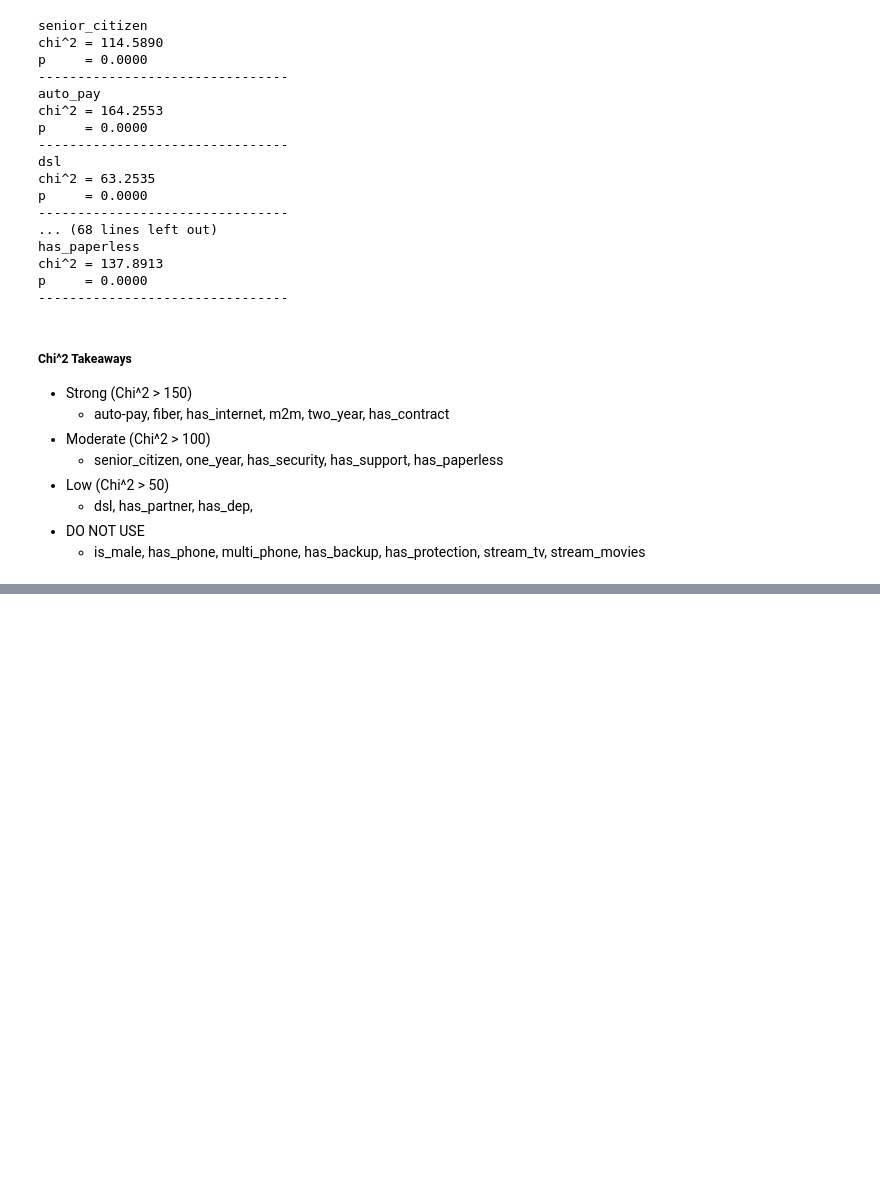
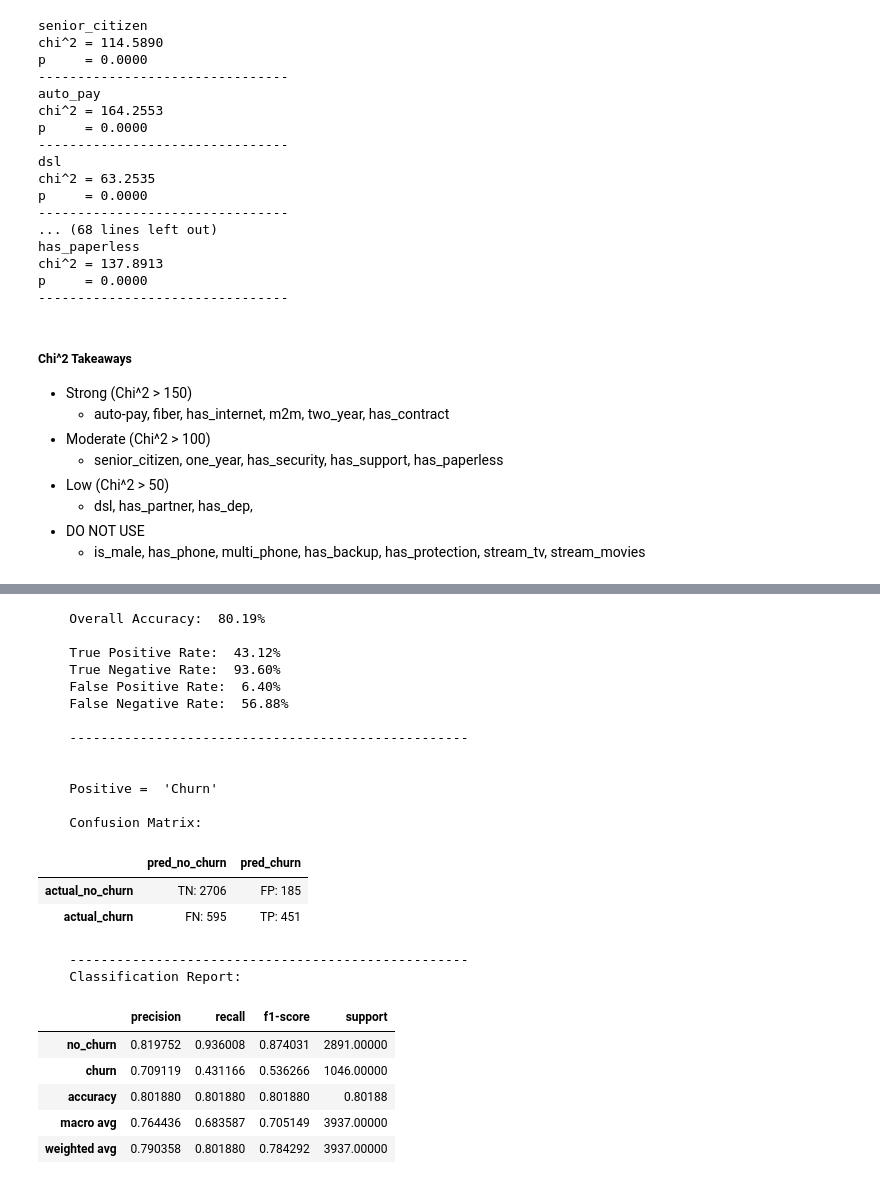
Before and after one commit to Tyler-Applegate/telco_churn_project, a Jupyter notebook: final_report.ipynb, the cells around one changed output, grey strips where cells are left out. Drawn from its saved outputs; the diff is of its cells as text; code cells hidden in the pictures; blank space fills up the shorter version.

```diff
--- a/final_report.ipynb
+++ b/final_report.ipynb
@@ -263,0 +414,7 @@ p     = 0.0000
+# %%
+# KNN - where to start?
+for k in range(2, 20, 2):
+    knn = KNeighborsClassifier(n_neighbors=k)
+    knn.fit(X_train, y_train)
+    accuracy = knn.score(X_validate, y_validate)
+    print(f'{k:2d}: {accuracy:.2%}')
@@ -263,0 +431,29 @@ p     = 0.0000
+# %%
+knn_8 = KNeighborsClassifier(n_neighbors=8)
+knn_8.fit(X_train, y_train)
+explore.model_performs(X_train, y_train, knn_8)
+# %% [output]
+    Overall Accuracy:  80.19%
+
+    True Positive Rate:  43.12%
+    True Negative Rate:  93.60%
+    False Positive Rate:  6.40%
+    False Negative Rate:  56.88%
+
+    ---------------------------------------------------
+
+
+    Positive =  'Churn'
+
+    Confusion Matrix:
+|  | pred_no_churn | pred_churn |
+| actual_no_churn | TN: 2706 | FP: 185 |
+| actual_churn | FN: 595 | TP: 451 |
+    ---------------------------------------------------
+    Classification Report:
+|  | precision | recall | f1-score | support |
+| no_churn | 0.819752 | 0.936008 | 0.874031 | 2891.00000 |
+| churn | 0.709119 | 0.431166 | 0.536266 | 1046.00000 |
+| accuracy | 0.801880 | 0.801880 | 0.801880 | 0.80188 |
+| macro avg | 0.764436 | 0.683587 | 0.705149 | 3937.00000 |
+| weighted avg | 0.790358 | 0.801880 | 0.784292 | 3937.00000 |
```
Also changed, not shown: parts of 30 cells of this notebook.
